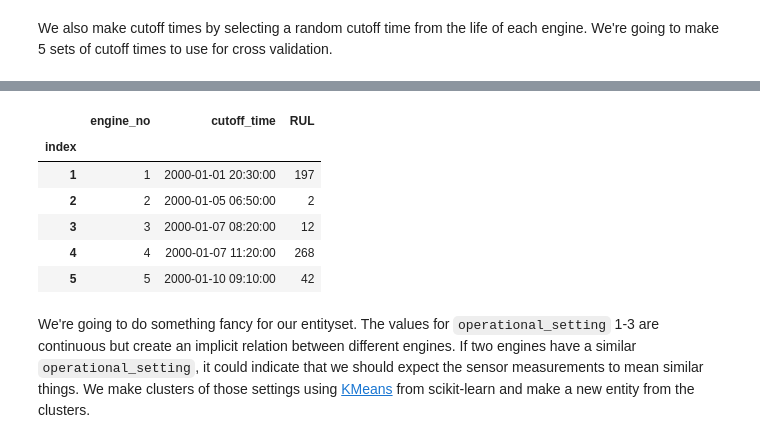
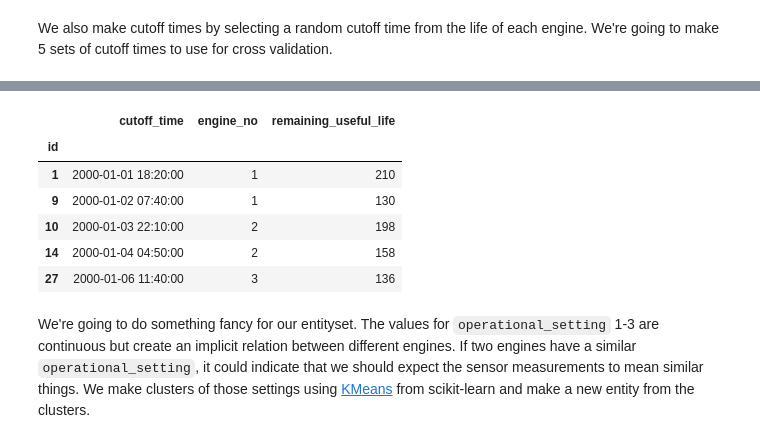
Before and after one commit to alteryx/predict-remaining-useful-life, a Jupyter notebook: Advanced Featuretools RUL.ipynb, the cells around one changed output, grey strips where cells are left out. Cells and saved outputs as stored; diff of their text form; code cells hidden in the pictures.

```diff
--- a/Advanced Featuretools RUL.ipynb
+++ b/Advanced Featuretools RUL.ipynb
@@ -50,3 +54,22 @@ Loaded data with:
 5 rows × 28 columns
 # %% [markdown]
 We also make cutoff times by selecting a random cutoff time from the life of each engine. We're going to make 5 sets of cutoff times to use for cross validation.
+# %%
+def remaining_useful_life(df):
+    return len(df) - 1
+
+lm = cp.LabelMaker(
+    target_entity='engine_no',
+    time_index='time',
+    labeling_function=remaining_useful_life,
+)
+
+label_times = lm.search(
+    data.sort_values('time'),
+    num_examples_per_instance=10,
+    minimum_data=100,
+    gap=10,
+    verbose=True,
+)
+
+label_times.head()
@@ -53,21 +84,21 @@ We also make cutoff times by selecting a random cutoff time from the life of eac
 # %%
-from tqdm import tqdm
-
 splits = 5
 cutoff_time_list = []
 
-for i in tqdm(range(splits)):
-    cutoff_time_list.append(utils.make_cutoff_times(data))
+for i in range(splits):
+    sample = label_times.sample(n=249, random_state=i)
+    sample.sort_index(inplace=True)
+    cutoff_time_list.append(sample)
 
 cutoff_time_list[0].head()
 # %% [output]
-|  | engine_no | cutoff_time | RUL |
-| index |  |  |  |
-| 1 | 1 | 2000-01-01 20:30:00 | 197 |
-| 2 | 2 | 2000-01-05 06:50:00 | 2 |
-| 3 | 3 | 2000-01-07 08:20:00 | 12 |
-| 4 | 4 | 2000-01-07 11:20:00 | 268 |
-| 5 | 5 | 2000-01-10 09:10:00 | 42 |
+|  | cutoff_time | engine_no | remaining_useful_life |
+| id |  |  |  |
+| 1 | 2000-01-01 18:20:00 | 1 | 210 |
+| 9 | 2000-01-02 07:40:00 | 1 | 130 |
+| 10 | 2000-01-03 22:10:00 | 2 | 198 |
+| 14 | 2000-01-04 04:50:00 | 2 | 158 |
+| 27 | 2000-01-06 11:40:00 | 3 | 136 |
 # %% [markdown]
 We're going to do something fancy for our entityset. The values for `operational_setting` 1-3 are continuous but create an implicit relation between different engines. If two engines have a similar `operational_setting`, it could indicate that we should expect the sensor measurements to mean similar things. We make clusters of those settings using [KMeans](http://scikit-learn.org/stable/modules/generated/sklearn.cluster.KMeans.html) from scikit-learn and make a new entity from the clusters.
 # %%
```
Also changed, not shown: parts of 14 cells of this notebook, 1 other file.
